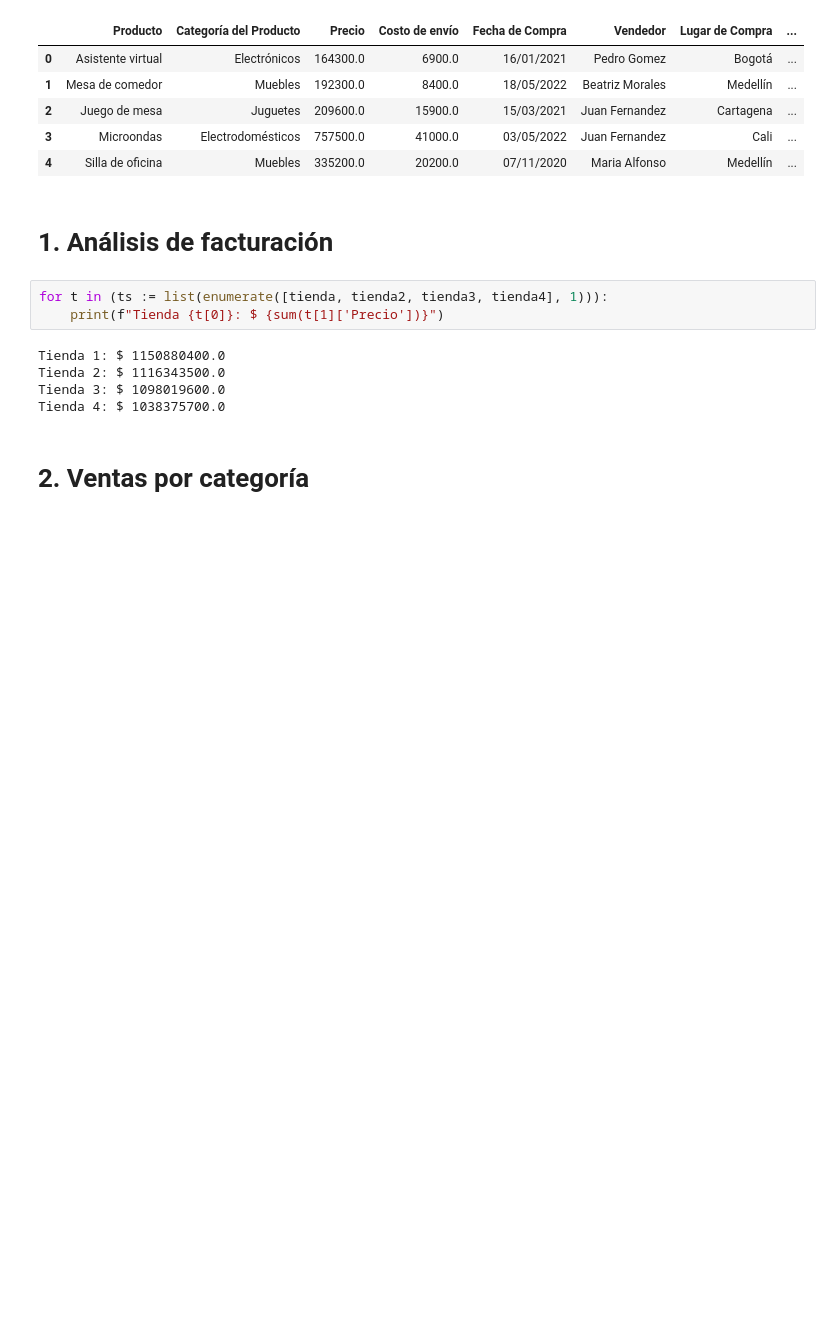
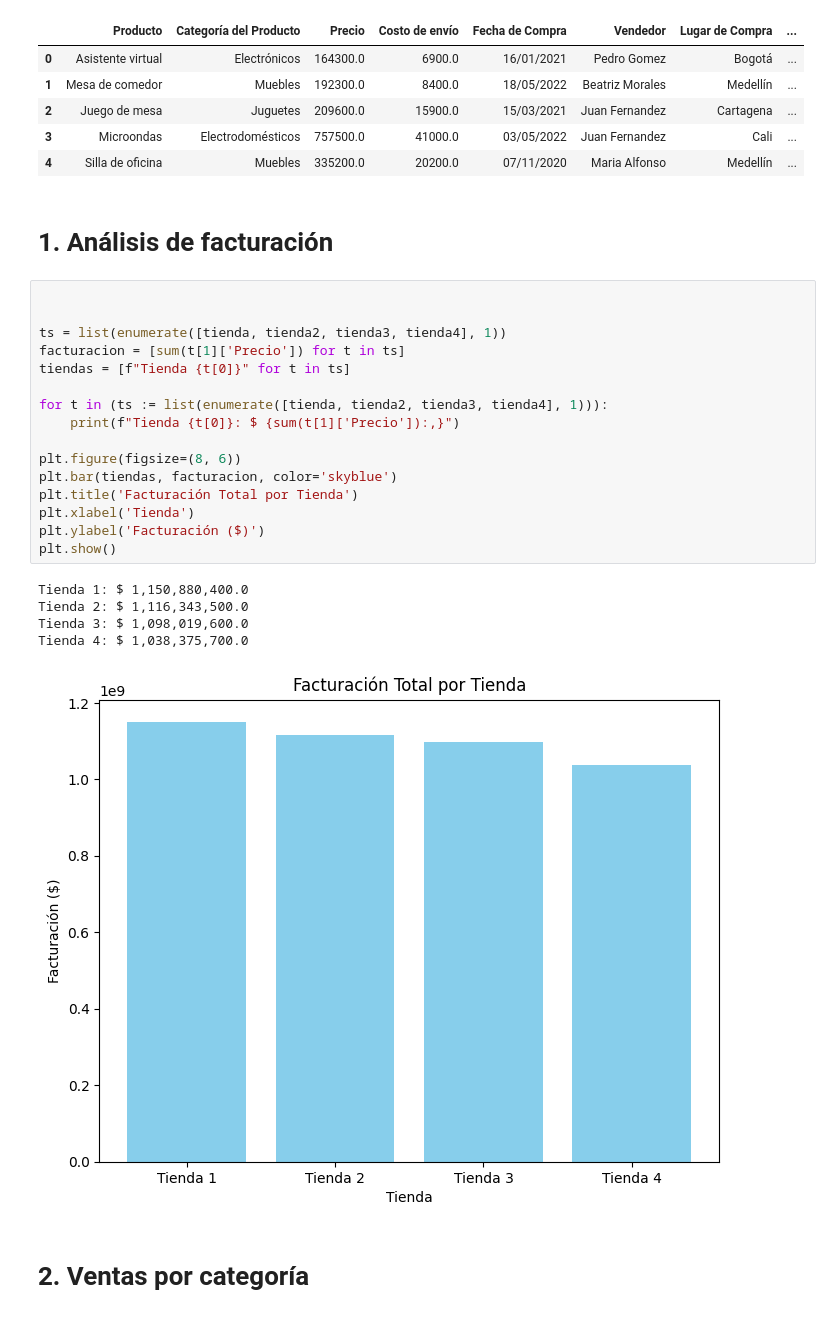
Before and after one commit to Santt997/AluraStore, a Jupyter notebook: AluraStoreLatam.ipynb, the cells around one changed output. Cells and saved outputs as stored; diff of their text form; blank space fills up the shorter version.

```diff
--- a/AluraStoreLatam.ipynb
+++ b/AluraStoreLatam.ipynb
@@ -23,14 +26,28 @@ tienda.head()
 | 4 | Silla de oficina | Muebles | 335200.0 | 20200.0 | 07/11/2020 | Maria Alfonso | Medellín | ... |
 # %% [markdown]
 # 1. Análisis de facturación
-# %%
-for t in (ts := list(enumerate([tienda, tienda2, tienda3, tienda4], 1))):
-    print(f"Tienda {t[0]}: $ {sum(t[1]['Precio'])}")
-# %% [output]
-Tienda 1: $ 1150880400.0
-Tienda 2: $ 1116343500.0
-Tienda 3: $ 1098019600.0
-Tienda 4: $ 1038375700.0
+# %%
+
+
+ts = list(enumerate([tienda, tienda2, tienda3, tienda4], 1))
+facturacion = [sum(t[1]['Precio']) for t in ts]
+tiendas = [f"Tienda {t[0]}" for t in ts]
+
+for t in (ts := list(enumerate([tienda, tienda2, tienda3, tienda4], 1))):
+    print(f"Tienda {t[0]}: $ {sum(t[1]['Precio']):,}")
+
+plt.figure(figsize=(8, 6))
+plt.bar(tiendas, facturacion, color='skyblue')
+plt.title('Facturación Total por Tienda')
+plt.xlabel('Tienda')
+plt.ylabel('Facturación ($)')
+plt.show()
+# %% [output]
+Tienda 1: $ 1,150,880,400.0
+Tienda 2: $ 1,116,343,500.0
+Tienda 3: $ 1,098,019,600.0
+Tienda 4: $ 1,038,375,700.0
+[figure, added]
 # %% [markdown]
 # 2. Ventas por categoría
 # %%
```
Also changed, not shown: parts of 8 cells of this notebook.
